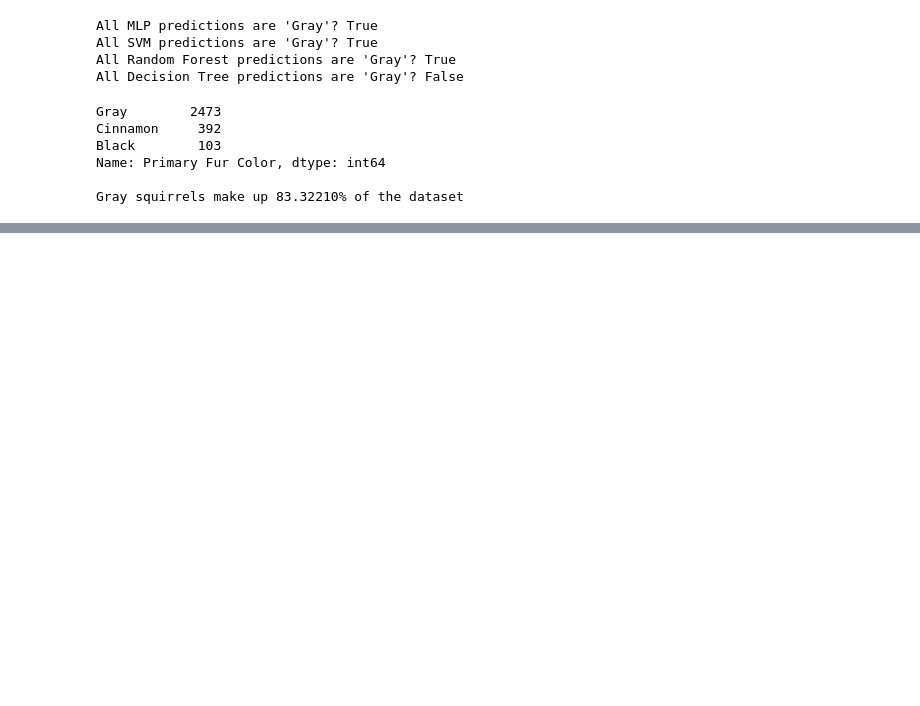
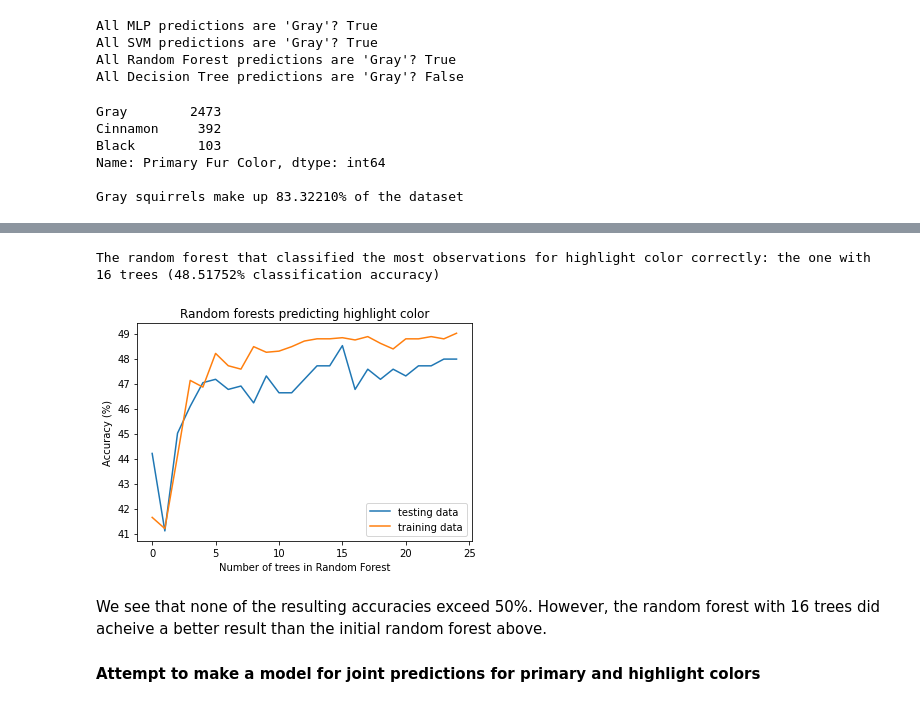
Before and after one commit to v-razon/Squirrels, a Jupyter notebook: notebook_Predicting_the_Colors_of_Squirrels_in_Central_Park.ipynb, the cells around one changed output, grey strips where cells are left out. Drawn from its saved outputs; the diff is of its cells as text; code cells hidden in the pictures; blank space fills up the shorter version.

```diff
--- a/notebook_Predicting_the_Colors_of_Squirrels_in_Central_Park.ipynb
+++ b/notebook_Predicting_the_Colors_of_Squirrels_in_Central_Park.ipynb
@@ -477,21 +509,0 @@ Plotting the figures
-# %%
-plt.figure(figsize=(10,10))
-coor = np.vstack((Xcoor,Ycoor)).T
-plt.scatter(*coor[pColor==2].T, c="gray", s=10, label="gray")
-plt.scatter(*coor[pColor==1].T, c="orange", s=10, label="cinnamon")
-plt.scatter(*coor[pColor==0].T, c="black", s=10, label="black")
-plt.xlabel("X coordinate")
-plt.ylabel("Y coordinate")
-plt.title("Squirrels' main color")
-plt.legend()
-
-plt.figure(figsize=(10,10))
-colorList=["red", "orange", "yellow", "green", "blue", "purple", "pink", "gray", "black", "cyan", "olive"]
-colorLabels = df['Highlight Fur Color'].value_counts().index.tolist()
-
-for i in range(df["Highlight Fur Color"].nunique()):
-    plt.scatter(*coor[hColor==i].T, c=colorList[i], s=10, label=colorLabels[i])
-plt.legend()
-plt.title("Squirrels' highlight color")
-plt.xlabel("X coordinate")
-plt.ylabel("Y coordinate")
@@ -526,0 +539,8 @@ MLP_test = MLP(modelInput[0],pColor[0],4)
+# %%
+test = np.empty(25)
+train = np.empty(25)
+for i in range(1,26):
+    print("Number of trees in Random Forest: %i"%i)
+    rf = RandomForestClassifier(n_estimators=i, random_state=0).fit(X_train,y_train)
+    train[i-1] = kFold_CV(rf,X_train, y_train)
+    test[i-1] = test_accuracy(rf, X_test, y_test)
@@ -526,0 +565,17 @@ MLP_test = MLP(modelInput[0],pColor[0],4)
+# %%
+plt.plot(np.arange(25), test, label='testing data')
+plt.plot(np.arange(25), train, label='training data')
+plt.xlabel("Number of trees in Random Forest")
+plt.ylabel("Accuracy (%)")
+plt.title("Random forests predicting highlight color")
+plt.legend()
+
+print("\nThe random forest that classified the most observations for highlight color correctly: the one with "
+      + str(list(test).index(np.max(test))+1)+ " trees (%.5f%% classification accuracy)" % np.max(test))
+# %% [output]
+The random forest that classified the most observations for highlight color correctly: the one with 16 trees (48.51752% classification accuracy)
+[figure, added]
+# %% [markdown]
+We see that none of the resulting accuracies exceed 50%. However, the random forest with 16 trees did acheive a better result than the initial random forest above.
+
+#### Attempt to make a model for joint predictions for primary and highlight colors
```
Also changed, not shown: parts of 44 cells of this notebook, 1 other file.
